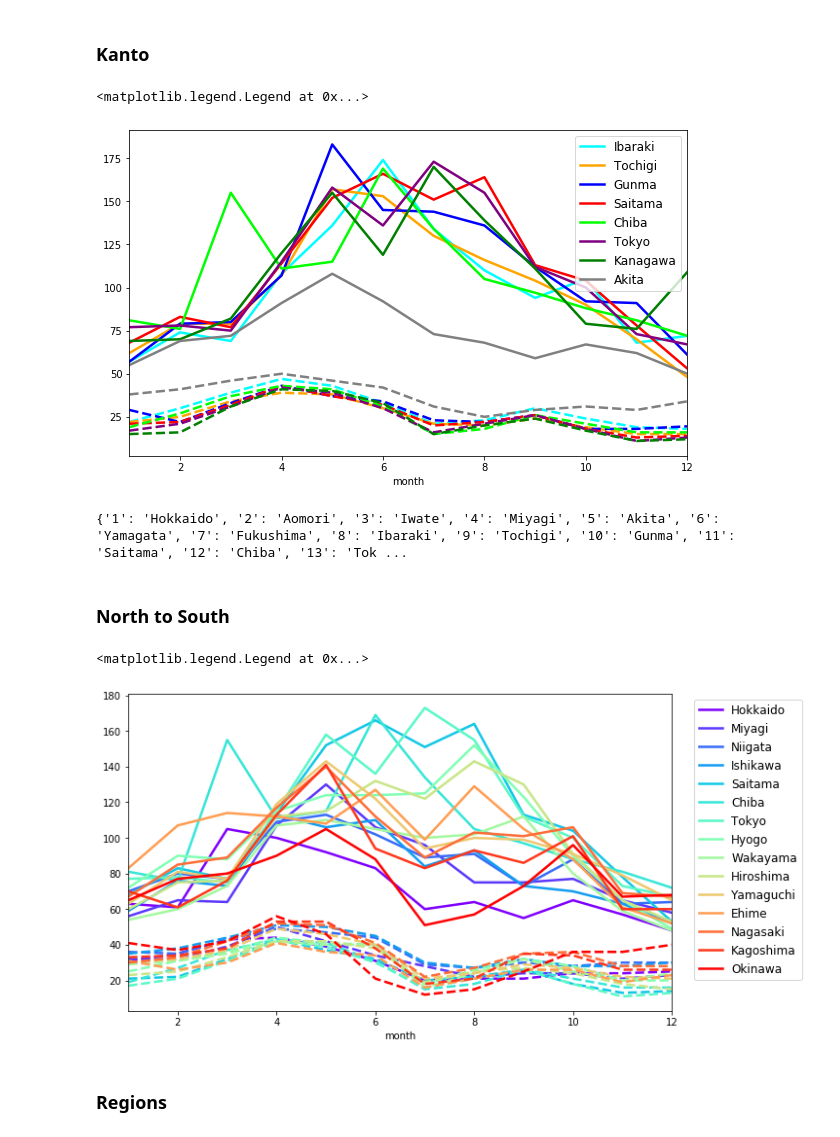
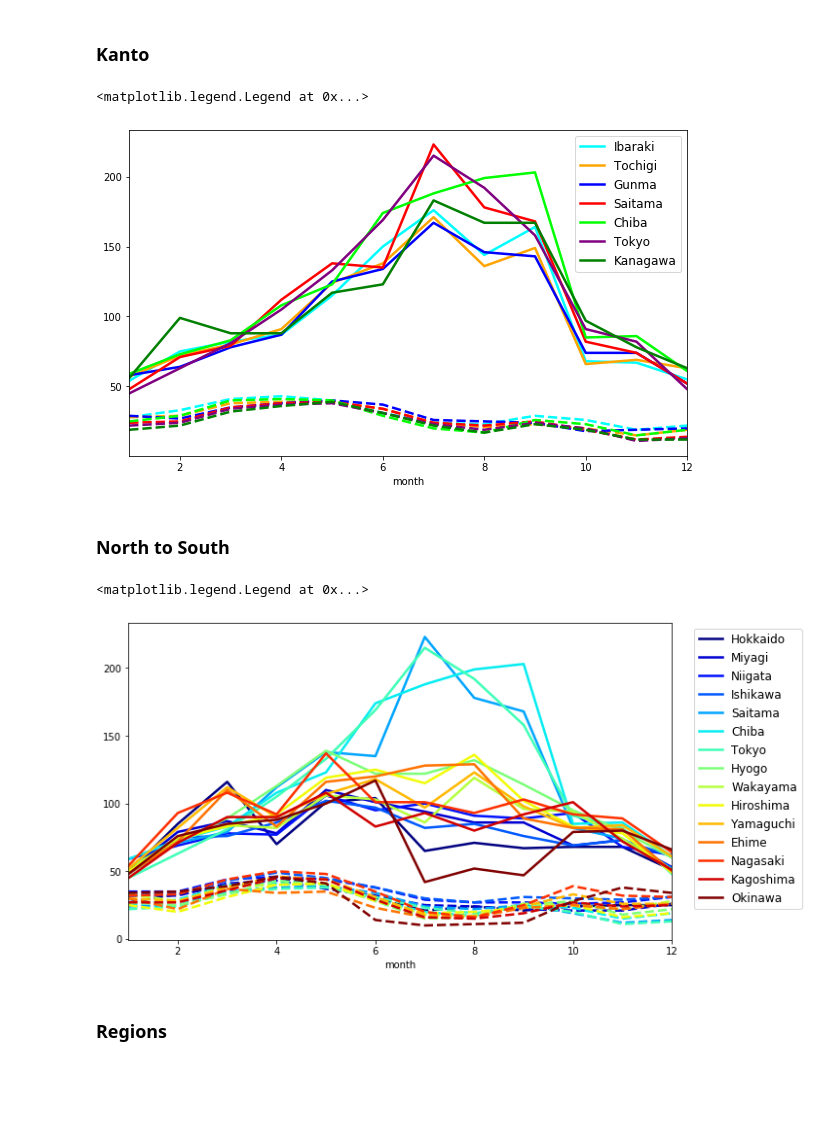
Before and after one commit to dimon-b/ozone_in_Japan, a Jupyter notebook: o3_2009-2017_3.ipynb, the cells around one changed output. Saved outputs shown, nothing was run; the diff lists cells and outputs as text; code cells hidden in the pictures; blank space fills up the shorter version.

```diff
--- a/o3_2009-2017_3.ipynb
+++ b/o3_2009-2017_3.ipynb
@@ -132,3 +18,5 @@ index
+# %%
+df = pd.read_pickle('../mid_data/jap_ox_2010')
 # %%
 df_t = df.copy()
 df_t.groupby('pref')['OX'].max().sort_values().plot(kind='bar', title='Max Ox', figsize=(10,5));
@@ -190,7 +78,7 @@ for j in range(0, len(prf)):
 # %% [markdown]
 ### Kanto
 # %%
-prf = ['Ibaraki', 'Tochigi', 'Gunma', 'Saitama', 'Chiba', 'Tokyo', 'Kanagawa', 'Akita']
+prf = ['Ibaraki', 'Tochigi', 'Gunma', 'Saitama', 'Chiba', 'Tokyo', 'Kanagawa']
 fig, axx = plt.subplots(figsize=(10,6))
 f_size = 12
 colors = ['Cyan', 'Orange', 'Blue', 'Red', 'Lime', 'Purple', 'Green', 'Grey']
@@ -202,35 +90,31 @@ for j in range(0, len(prf)):
 axx.legend(loc="upper right", ncol=1, fontsize= f_size)
 # %% [output]
 <matplotlib.legend.Legend at 0x...>
-[figure, old version]
+[figure, new version]
-# %%
-print(dic_p)
-# %% [output]
-{'1': 'Hokkaido', '2': 'Aomori', '3': 'Iwate', '4': 'Miyagi', '5': 'Akita', '6': 'Yamagata', '7': 'Fukushima', '8': 'Ibaraki', '9': 'Tochigi', '10': 'Gunma', '11': 'Saitama', '12': 'Chiba', '13': 'Tok ...
 # %% [markdown]
 ### North to South
 # %%
 prf = ['Hokkaido', 'Miyagi', 'Niigata', 'Ishikawa',
        'Saitama', 'Chiba', 'Tokyo',
        'Hyogo', 'Wakayama', 'Hiroshima', 'Yamaguchi',
        'Ehime', 'Nagasaki', 'Kagoshima', 'Okinawa']
 fig, axx = plt.subplots(figsize=(10,6))
 f_size = 12
 colors = ['Cyan', 'Orange', 'Blue', 'Red', 'Lime', 'Purple', 'Green', 'Grey',
           'Cyan', 'Orange', 'Blue', 'Red', 'Lime', 'Purple', 'Green', 'Grey']
 
 number = len(prf)
-cmap = plt.get_cmap('rainbow')
+cmap = plt.get_cmap('jet')
 colors = [cmap(i) for i in np.linspace(0, 1, number)]
 
 for j in range(0, len(prf)):
     df_t.loc[df_t['pref'] == prf[j]].groupby('month')['OX'].max().plot(
         kind='line', lw=2.5, ls='-', color=colors[j], label=prf[j], ax=axx);
     df_t.loc[df_t['pref'] == prf[j]].groupby('month')['OX'].median().plot(
         kind='line', lw=2.5, ls='--', color=colors[j], label='', ax=axx);
 axx.legend(loc="upper right", ncol=1, fontsize= f_size, bbox_to_anchor=(1.25, 1))
 # %% [output]
 <matplotlib.legend.Legend at 0x...>
-[figure, old version]
+[figure, new version]
 # %% [markdown]
 ### Regions
```
Also changed, not shown: parts of 37 cells of this notebook, 6 other files.
